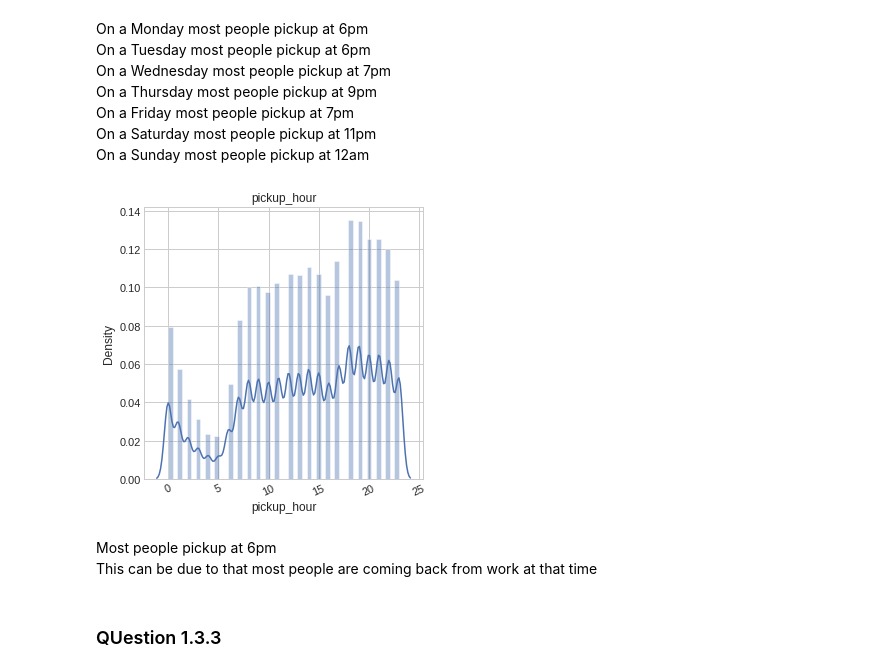
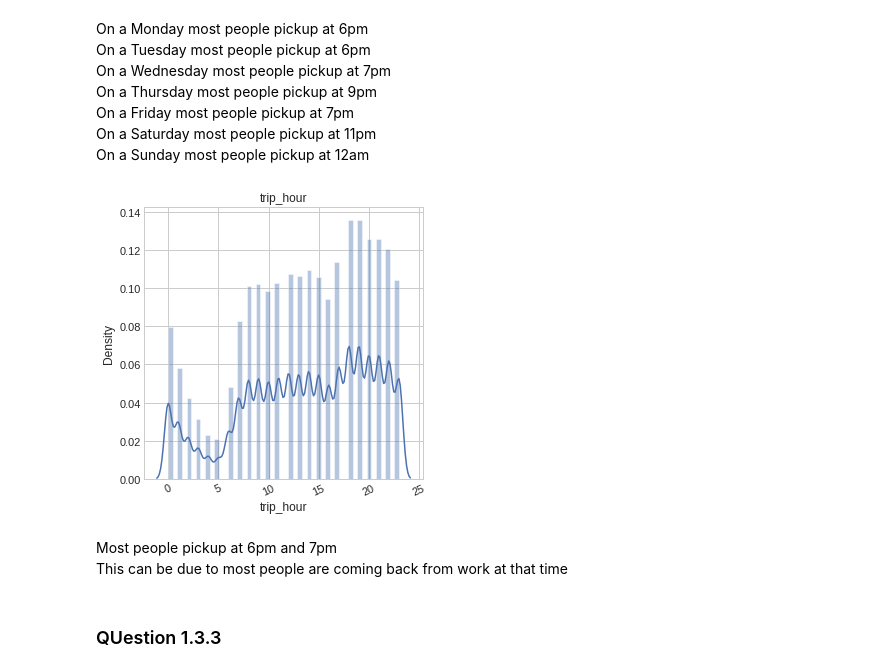
Before and after one commit to BongumusaSizwe/DVE, a Jupyter notebook: Assignment 2/Assignment2.ipynb, the cells around one changed output. Cells and saved outputs as stored; diff of their text form; code cells hidden in the pictures.

```diff
--- a/Assignment 2/Assignment2.ipynb
+++ b/Assignment 2/Assignment2.ipynb
@@ -133,0 +199,8 @@ df.head()
+# %%
+z_score_3 = np.abs(stats.zscore(df['avg_speed(km/hr)']))
+thresh = 3
+
+# position of the outlier
+filtered_entries = (z_score_3 > thresh)
+outlier_3 = df[filtered_entries]
+print('Outliers found',len(outlier_3))
@@ -133,0 +217,4 @@ df.head()
+# %%
+# Drop the rows
+outliers = outlier_1 + outlier_2 + outlier_3
+df = df.drop(outliers.index)
@@ -133,0 +223,18 @@ df.head()
+# %%
+# Plots
+fig, axes = plt.subplots(figsize=(20,12),nrows=3, ncols = 1)
+
+sns.boxplot(x=df['trip_duration'], ax=axes[0])
+axes[0].set_title('Boxplot of trip duration',fontsize=16)
+axes[0].set_xlabel('Trip Duration')
+
+sns.boxplot(x=df['trip_distance(km)'], ax=axes[1])
+axes[1].set_title('Boxplot of trip distance',fontsize=16)
+axes[1].set_xlabel('Trip Distance(km)')
+
+sns.boxplot(x=df['avg_speed(km/hr)'], ax=axes[2])
+axes[2].set_title('Boxplot of average speed',fontsize=16)
+axes[2].set_xlabel('Average Speed(km/hr)')
+
+plt.tight_layout()
+plt.show()
@@ -167,5 +279,5 @@ Most popular day is friday which is 4
 # %%
-df['pickup_hour'] = df['pickup_datetime'].dt.hour
+df['trip_hour'] = df['pickup_datetime'].dt.hour
 # %%
 df.head()
 # %% [output]
@@ -199,12 +311,12 @@ On a Friday most people pickup at 7pm <br>
 On a Saturday most people pickup at 11pm <br>
 On a Sunday most people pickup at 12am
 # %%
-plot_distribution(df[['pickup_hour']], cols=3, width=20, height=5, hspace=0.5, wspace=0.5)
+plot_distribution(df[['trip_hour']], cols=3, width=20, height=5, hspace=0.5, wspace=0.5)
 # %% [output]
-[figure, old version]
+[figure, new version]
 # %% [markdown]
-Most people pickup at 6pm <br>
-This can be due to that most people are coming back from work at that time
+Most people pickup at 6pm and 7pm <br>
+This can be due to most people are coming back from work at that time
 # %% [markdown]
 ### QUestion 1.3.3
 # %%
```
Also changed, not shown: parts of 56 cells of this notebook, 1 other file.
